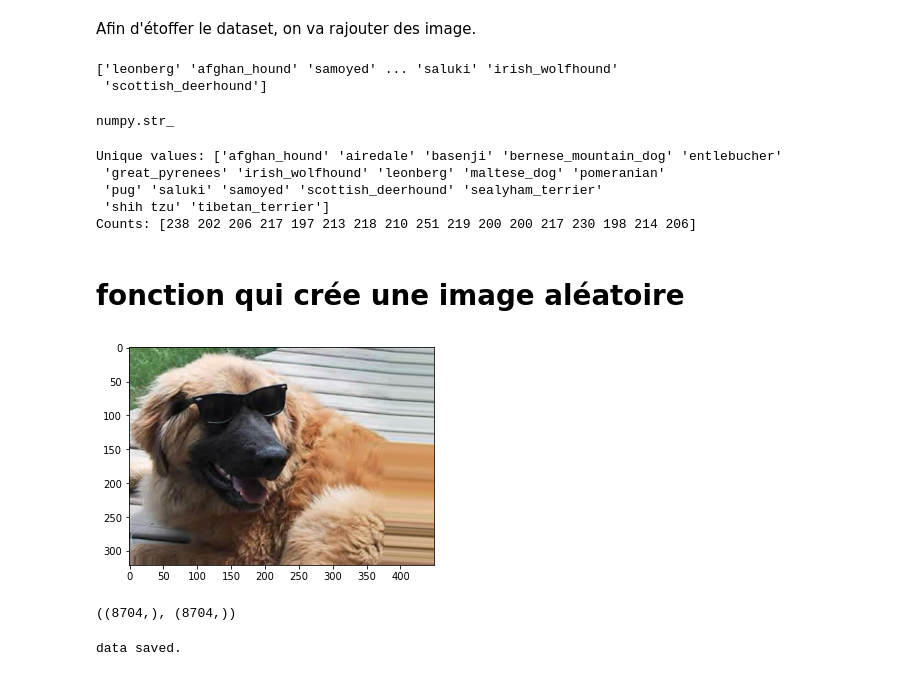
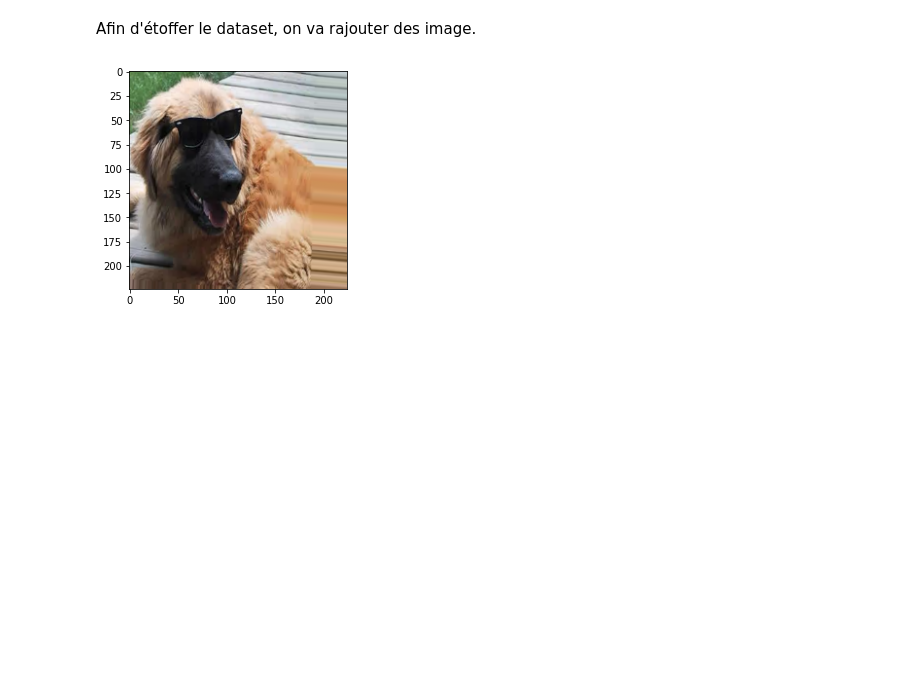
Before and after one commit to VincentNFR/openclassrooms_p06, a Jupyter notebook: data_augmentation.ipynb, the cells around one changed output. Drawn from its saved outputs; the diff is of its cells as text; code cells hidden in the pictures; blank space fills up the shorter version.

```diff
--- a/data_augmentation.ipynb
+++ b/data_augmentation.ipynb
@@ -35,0 +39,10 @@ from keras.preprocessing.image import ImageDataGenerator
+# %%
+from skimage.transform import resize
+target_size=(224,224)
+new_image = resize(image_example, target_size, anti_aliasing=True)
+plt.figure(figsize=(12,6), facecolor='white')
+plt.subplot(2,1,1)
+plt.imshow(image_example)
+plt.subplot(2,1,2)
+plt.imshow(new_image)
+plt.show()
@@ -175,12 +190,3 @@ plt.show()
 [figure]
 # %% [markdown]
 Afin d'étoffer le dataset, on va rajouter des image.
-# %%
-print(label_set)
-# %% [output]
-['leonberg' 'afghan_hound' 'samoyed' ... 'saluki' 'irish_wolfhound'
- 'scottish_deerhound']
-# %%
-type(label_set[0])
-# %% [output]
-numpy.str_
@@ -190,33 +193,20 @@ test_image_set = image_set
-# %%
-label_unique, count = np.unique(label_set, return_counts=True)
-# display the returned array
-print("Unique values:", label_unique)
-# display the counts
-print("Counts:", count)
-# %% [output]
-Unique values: ['afghan_hound' 'airedale' 'basenji' 'bernese_mountain_dog' 'entlebucher'
- 'great_pyrenees' 'irish_wolfhound' 'leonberg' 'maltese_dog' 'pomeranian'
- 'pug' 'saluki' 'samoyed' 'scottish_deerhound' 'sealyham_terrier'
- 'shih tzu' 'tibetan_terrier']
-Counts: [238 202 206 217 197 213 218 210 251 219 200 200 217 230 198 214 206]
-# %% [markdown]
-# fonction qui crée une image aléatoire
 # %%
 image_generator = ImageDataGenerator(
     shear_range = 0.2,
     zoom_range = 0.2,
     horizontal_flip = True,
     rotation_range = 20,
     width_shift_range = 0.2,
     height_shift_range = 0.2
     )
 
-def generate_new_image(image, seed=1):
+def generate_new_image(image, target_size=(224,224), seed=1):
     it = image_generator.flow(expand_dims(image, 0), batch_size=1, seed=seed).next()[0].astype('uint8')
-    return it
+    new_image = resize(it, target_size, anti_aliasing=True)
+    return new_image
 
 im = generate_new_image(image_example)
 plt.imshow(im)
 plt.show()
 # %% [output]
-[figure, old version]
+[figure, new version]
@@ -248,11 +212,0 @@ label_tensor = test['label'].to_numpy()
-# %%
-image_tensor.shape, label_tensor.shape
-# %% [output]
-((8704,), (8704,))
-# %%
-np.save('/content/drive/MyDrive/Colab Notebooks/OpenClassRooms/6/data/image_tensor.npy', test['image'])
-np.save('/content/drive/MyDrive/Colab Notebooks/OpenClassRooms/6/data/label_tensor.npy', test['label'])
-
-print('data saved.')
-# %% [output]
-data saved.
```
Also changed, not shown: parts of 8 cells of this notebook.
